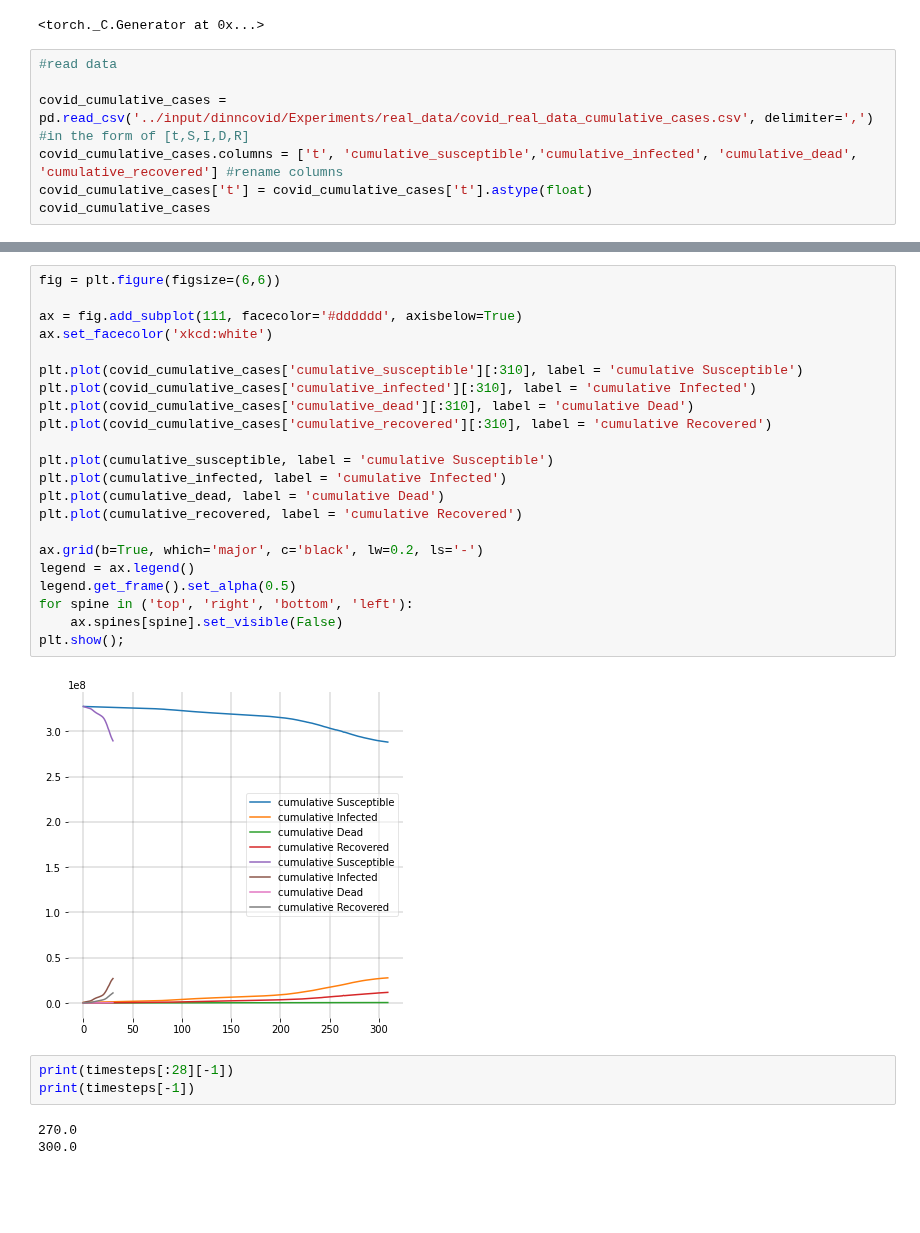
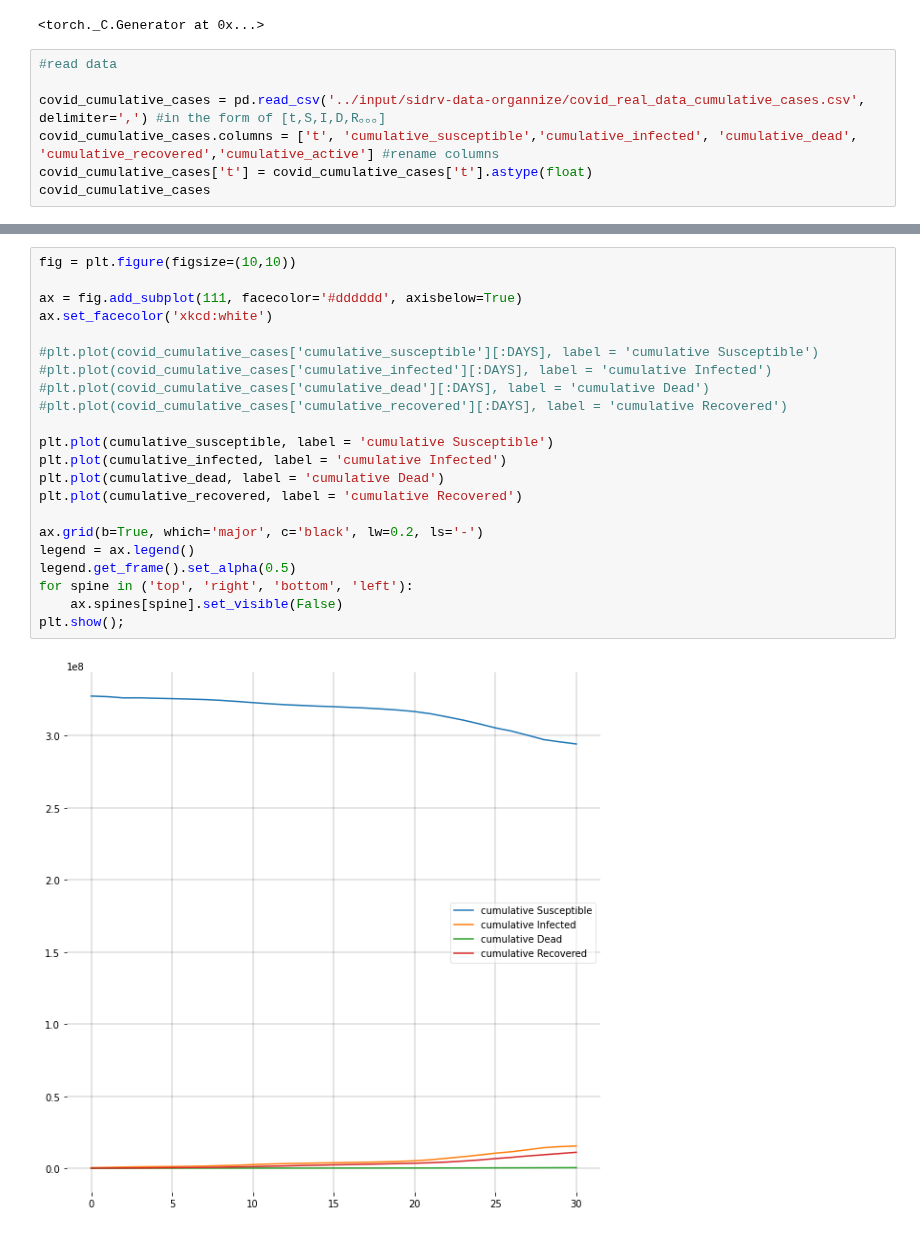
Before and after one commit to jhgoblue/covid-19-pbl, a Jupyter notebook: dinn-sird-baseline.ipynb, the cells around one changed output, grey strips where cells are left out. Cells and saved outputs as stored; diff of their text form; blank space fills up the shorter version.

```diff
--- a/dinn-sird-baseline.ipynb
+++ b/dinn-sird-baseline.ipynb
@@ -17,8 +17,8 @@ torch.manual_seed(1234)
 # %%
 #read data
 
-covid_cumulative_cases = pd.read_csv('../input/dinncovid/Experiments/real_data/covid_real_data_cumulative_cases.csv', delimiter=',') #in the form of [t,S,I,D,R]
-covid_cumulative_cases.columns = ['t', 'cumulative_susceptible','cumulative_infected', 'cumulative_dead', 'cumulative_recovered'] #rename columns
+covid_cumulative_cases = pd.read_csv('../input/sidrv-data-organnize/covid_real_data_cumulative_cases.csv', delimiter=',') #in the form of [t,S,I,D,R。。。]
+covid_cumulative_cases.columns = ['t', 'cumulative_susceptible','cumulative_infected', 'cumulative_dead', 'cumulative_recovered','cumulative_active'] #rename columns
 covid_cumulative_cases['t'] = covid_cumulative_cases['t'].astype(float)
 covid_cumulative_cases
 # %% [output]
@@ -63,33 +78,27 @@ print(len(timesteps))
 # %%
-fig = plt.figure(figsize=(6,6))
+fig = plt.figure(figsize=(10,10))
 
 ax = fig.add_subplot(111, facecolor='#dddddd', axisbelow=True)
 ax.set_facecolor('xkcd:white')
 
-plt.plot(covid_cumulative_cases['cumulative_susceptible'][:310], label = 'cumulative Susceptible')
-plt.plot(covid_cumulative_cases['cumulative_infected'][:310], label = 'cumulative Infected')
-plt.plot(covid_cumulative_cases['cumulative_dead'][:310], label = 'cumulative Dead')
-plt.plot(covid_cumulative_cases['cumulative_recovered'][:310], label = 'cumulative Recovered')
+#plt.plot(covid_cumulative_cases['cumulative_susceptible'][:DAYS], label = 'cumulative Susceptible')
+#plt.plot(covid_cumulative_cases['cumulative_infected'][:DAYS], label = 'cumulative Infected')
+#plt.plot(covid_cumulative_cases['cumulative_dead'][:DAYS], label = 'cumulative Dead')
+#plt.plot(covid_cumulative_cases['cumulative_recovered'][:DAYS], label = 'cumulative Recovered')
 
 plt.plot(cumulative_susceptible, label = 'cumulative Susceptible')
 plt.plot(cumulative_infected, label = 'cumulative Infected')
 plt.plot(cumulative_dead, label = 'cumulative Dead')
 plt.plot(cumulative_recovered, label = 'cumulative Recovered')
 
 ax.grid(b=True, which='major', c='black', lw=0.2, ls='-')
 legend = ax.legend()
 legend.get_frame().set_alpha(0.5)
 for spine in ('top', 'right', 'bottom', 'left'):
     ax.spines[spine].set_visible(False)
 plt.show();
 # %% [output]
-[figure, old version]
+[figure, new version]
-# %%
-print(timesteps[:28][-1])
-print(timesteps[-1])
-# %% [output]
-270.0
-300.0
 # %%
 %%time
 
```
Also changed, not shown: parts of 7 cells of this notebook.
